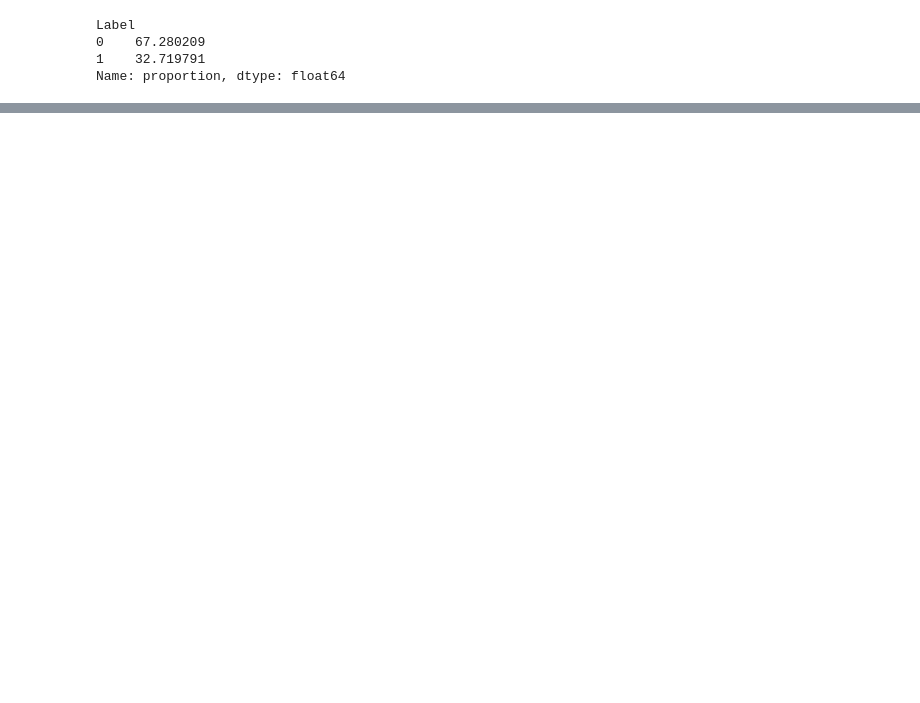
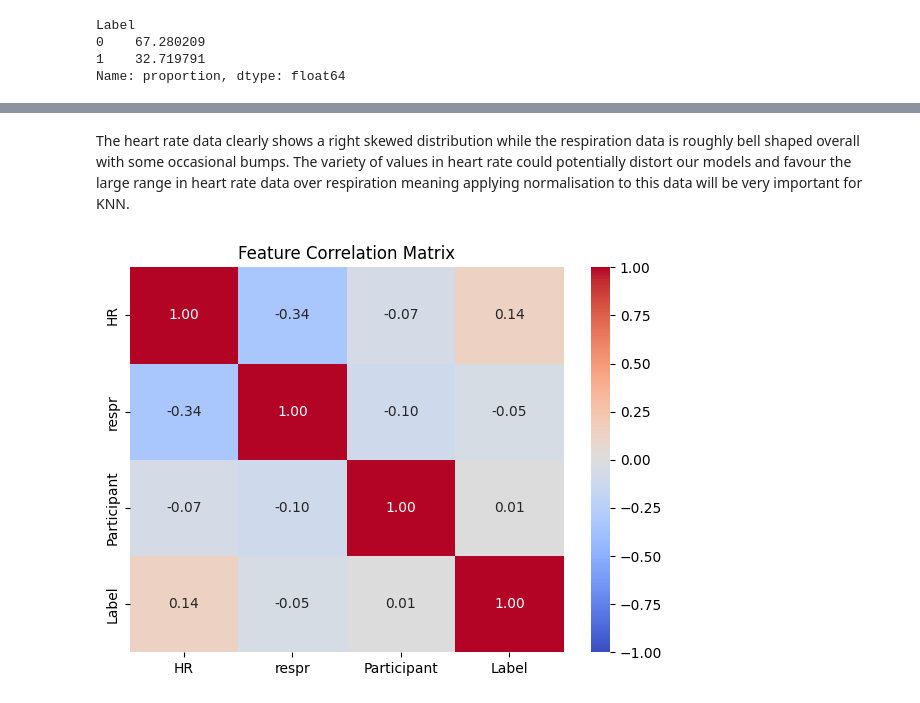
Before and after one commit to jackjulianhickey/machine_learning, a Jupyter notebook: assignment_01.ipynb, the cells around one changed output, grey strips where cells are left out. Saved outputs shown, nothing was run; the diff lists cells and outputs as text; code cells hidden in the pictures; blank space fills up the shorter version.

```diff
--- a/assignment_01.ipynb
+++ b/assignment_01.ipynb
@@ -66,0 +112,15 @@ test_df = data[data['Participant'].isin(test_ids)]
+# %% [markdown]
+The heart rate data clearly shows a right skewed distribution while the respiration data is roughly bell shaped overall with some occasional bumps.
+The variety of values in heart rate could potentially distort our models and favour the large range in heart rate data over respiration meaning applying normalisation to this data will be very important for KNN.
+# %%
+# Plot the correlation between features
+plt.figure(figsize=(7, 5))
+
+features_to_correlate = data[['HR', 'respr', 'Participant', 'Label']]
+corr_matrix = features_to_correlate.corr()
+
+sns.heatmap(corr_matrix, annot=True, cmap='coolwarm', fmt=".2f", vmin=-1, vmax=1)
+plt.title('Feature Correlation Matrix')
+plt.show()
+# %% [output]
+[figure, added]
```
Also changed, not shown: parts of 71 cells of this notebook.
